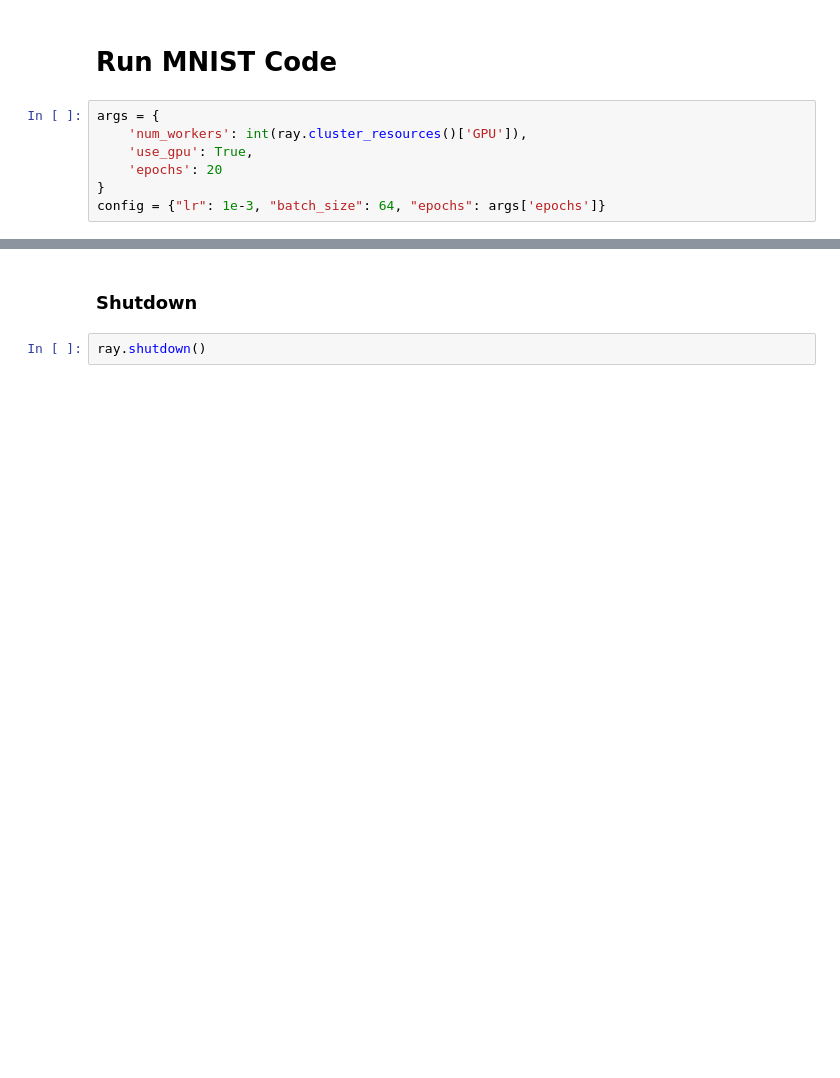
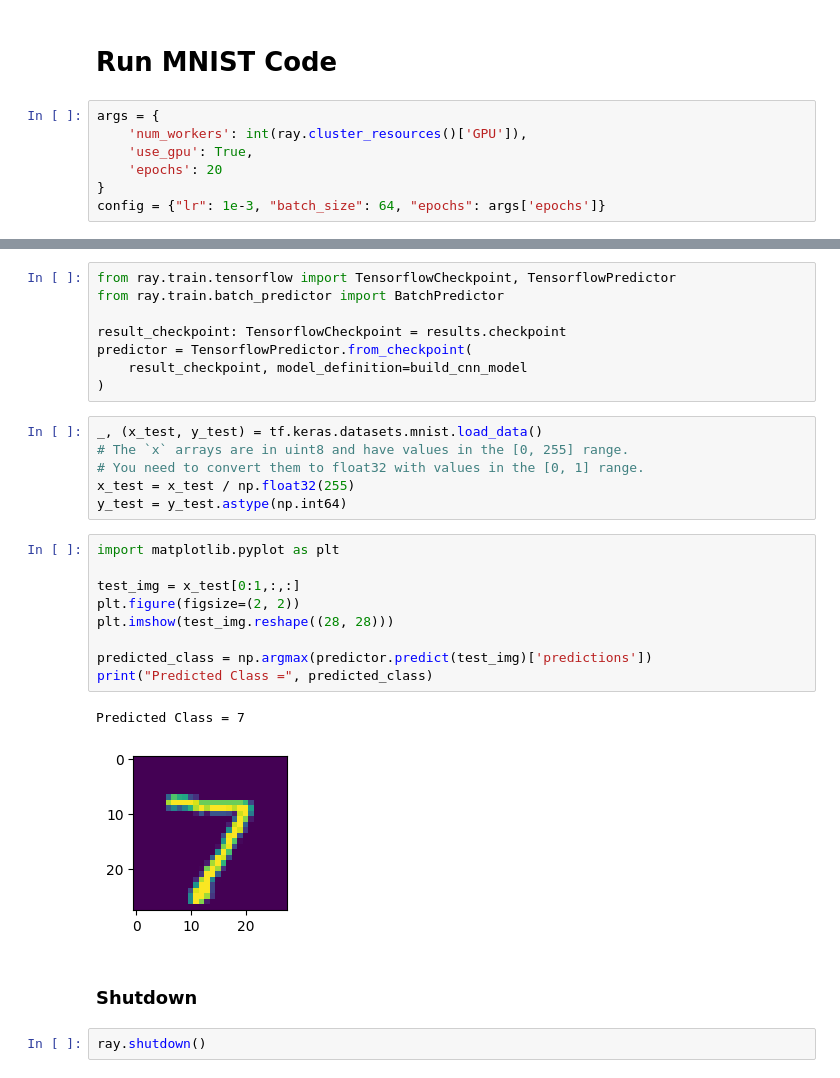
Before and after one commit to asnaylor/OTPU, a Jupyter notebook: Toy/Ray_TF_MNIST.ipynb, the cells around one changed output, grey strips where cells are left out. Saved outputs shown, nothing was run; the diff lists cells and outputs as text; blank space fills up the shorter version.

```diff
--- a/Toy/Ray_TF_MNIST.ipynb
+++ b/Toy/Ray_TF_MNIST.ipynb
@@ -233,3 +239,29 @@ Result(metrics={'loss': 0.5539929866790771, 'accuracy': 0.8680803775787354, '_ti
+# %%
+from ray.train.tensorflow import TensorflowCheckpoint, TensorflowPredictor
+from ray.train.batch_predictor import BatchPredictor
+
+result_checkpoint: TensorflowCheckpoint = results.checkpoint
+predictor = TensorflowPredictor.from_checkpoint(
+    result_checkpoint, model_definition=build_cnn_model
+)
+# %%
+_, (x_test, y_test) = tf.keras.datasets.mnist.load_data()
+# The `x` arrays are in uint8 and have values in the [0, 255] range.
+# You need to convert them to float32 with values in the [0, 1] range.
+x_test = x_test / np.float32(255)
+y_test = y_test.astype(np.int64)
+# %%
+import matplotlib.pyplot as plt
+
+test_img = x_test[0:1,:,:]
+plt.figure(figsize=(2, 2))
+plt.imshow(test_img.reshape((28, 28)))
+
+predicted_class = np.argmax(predictor.predict(test_img)['predictions'])
+print("Predicted Class =", predicted_class)
+# %% [output]
+Predicted Class = 7
+[figure, added]
 # %% [markdown]
 ### Shutdown
 # %%
```
Also changed, not shown: parts of 6 cells of this notebook.
